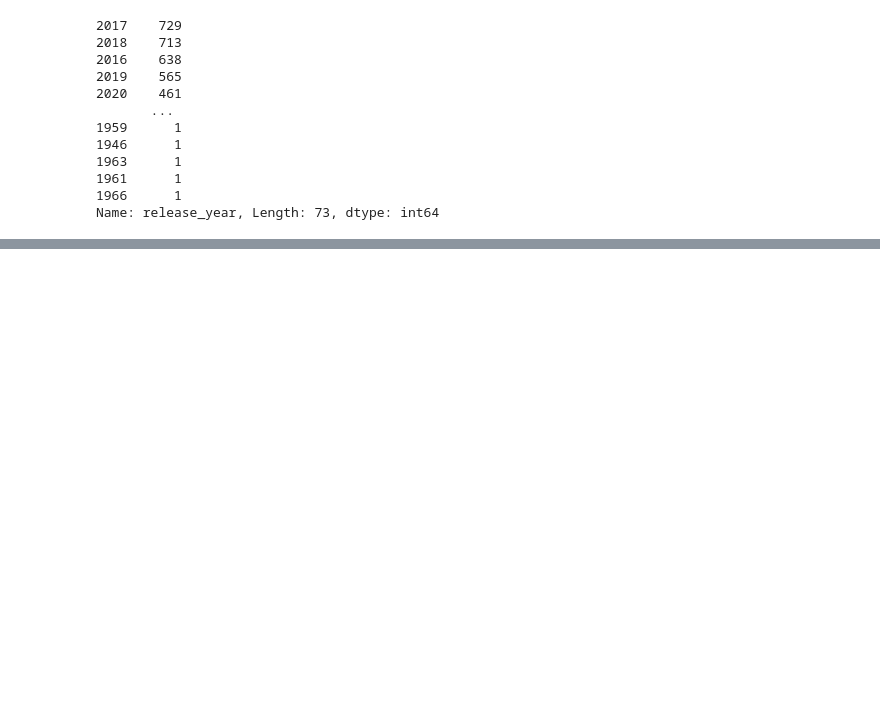
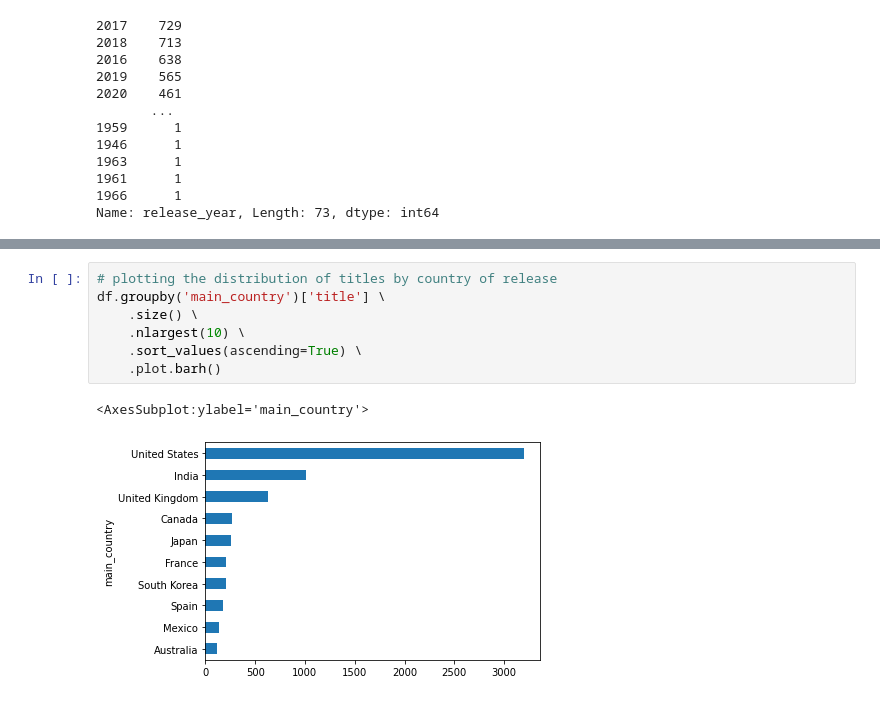
Before and after one commit to atpekbas/redi-data-analytics, a Jupyter notebook: archive/playground/netflix/netflix_titles.ipynb, the cells around one changed output, grey strips where cells are left out. Saved outputs shown, nothing was run; the diff lists cells and outputs as text; blank space fills up the shorter version.

```diff
--- a/archive/playground/netflix/netflix_titles.ipynb
+++ b/archive/playground/netflix/netflix_titles.ipynb
@@ -130,0 +173,10 @@ df.groupby(['main_country', 'type'])[['type']].agg('count')
+# %%
+# plotting the distribution of titles by country of release
+df.groupby('main_country')['title'] \
+    .size() \
+    .nlargest(10) \
+    .sort_values(ascending=True) \
+    .plot.barh()
+# %% [output]
+<AxesSubplot:ylabel='main_country'>
+[figure, added]
```
Also changed, not shown: parts of 23 cells of this notebook, 6 other files.
